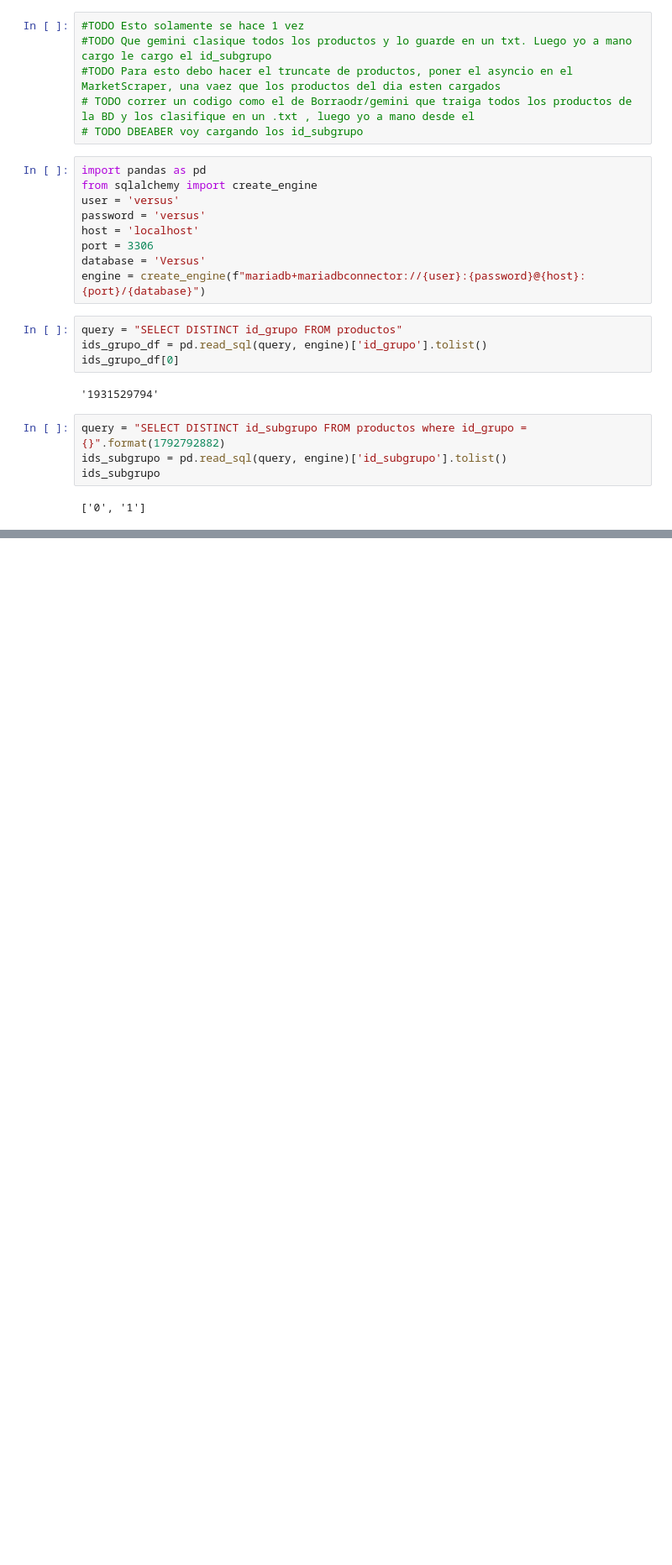
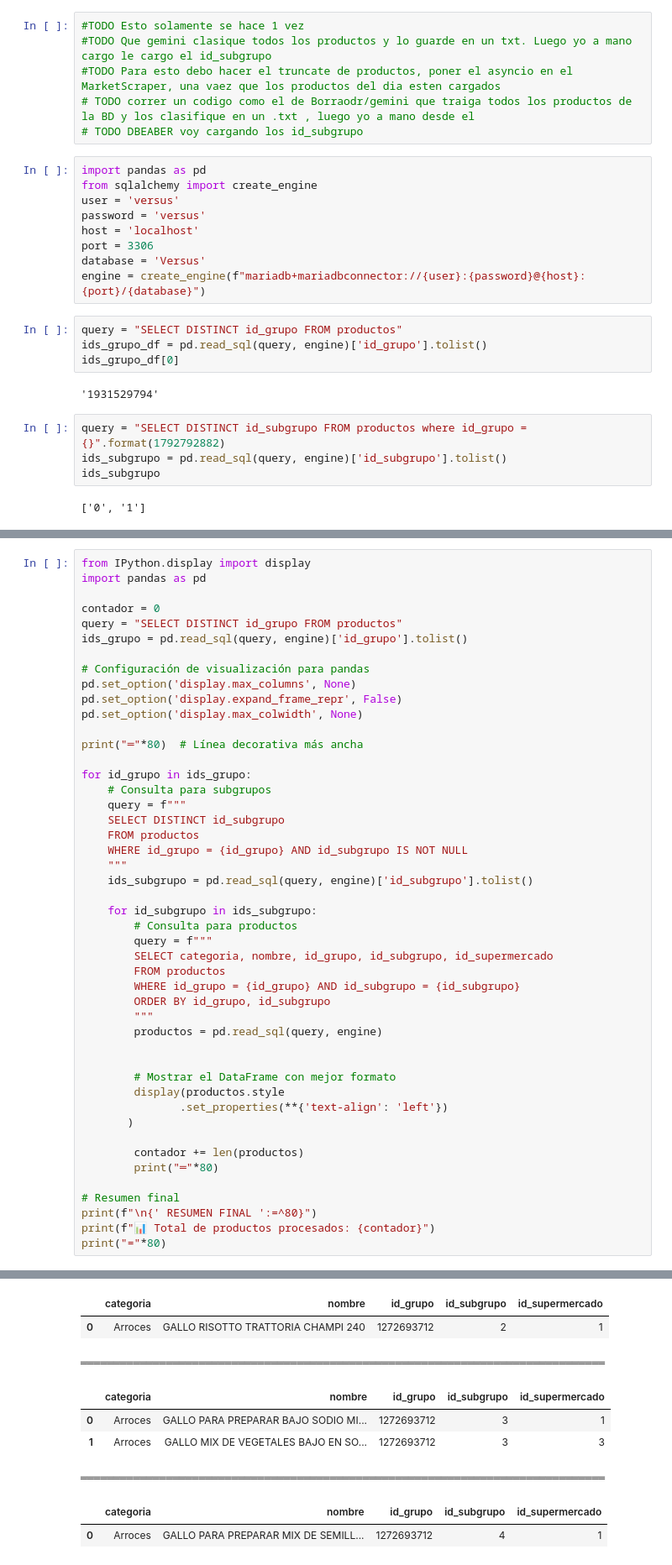
Before and after one commit to martingreyes/TIF-Reyes, a Jupyter notebook: CronJob/Notebooks/prueba_gemini_validation.ipynb, the cells around one changed output, grey strips where cells are left out. Shown at 84% size. Saved outputs shown, nothing was run; the diff lists cells and outputs as text; blank space fills up the shorter version.

```diff
--- a/CronJob/Notebooks/prueba_gemini_validation.ipynb
+++ b/CronJob/Notebooks/prueba_gemini_validation.ipynb
@@ -27,0 +37,48 @@ ids_subgrupo
+# %%
+from IPython.display import display
+import pandas as pd
+
+contador = 0
+query = "SELECT DISTINCT id_grupo FROM productos"
+ids_grupo = pd.read_sql(query, engine)['id_grupo'].tolist()
+
+# Configuración de visualización para pandas
+pd.set_option('display.max_columns', None)
+pd.set_option('display.expand_frame_repr', False)
+pd.set_option('display.max_colwidth', None)
+
+print("═"*80)  # Línea decorativa más ancha
+
+for id_grupo in ids_grupo:
+    # Consulta para subgrupos
+    query = f"""
+    SELECT DISTINCT id_subgrupo
+    FROM productos
+    WHERE id_grupo = {id_grupo} AND id_subgrupo IS NOT NULL
+    """
+    ids_subgrupo = pd.read_sql(query, engine)['id_subgrupo'].tolist()
+
+    for id_subgrupo in ids_subgrupo:
+        # Consulta para productos
+        query = f"""
+        SELECT categoria, nombre, id_grupo, id_subgrupo, id_supermercado
+        FROM productos
+        WHERE id_grupo = {id_grupo} AND id_subgrupo = {id_subgrupo}
+        ORDER BY id_grupo, id_subgrupo
+        """
+        productos = pd.read_sql(query, engine)
+
+
+        # Mostrar el DataFrame con mejor formato
+        display(productos.style
+               .set_properties(**{'text-align': 'left'})
+       )
+
+        contador += len(productos)
+        print("═"*80)
+
+# Resumen final
+print(f"\n{' RESUMEN FINAL ':=^80}")
+print(f"📊 Total de productos procesados: {contador}")
+print("="*80)
+# %% [output]
@@ -27,0 +92,9 @@ ids_subgrupo
+|  | categoria | nombre | id_grupo | id_subgrupo | id_supermercado |
+| 0 | Arroces | GALLO RISOTTO TRATTORIA CHAMPI 240 | 1272693712 | 2 | 1 |
+════════════════════════════════════════════════════════════════════════════════
+|  | categoria | nombre | id_grupo | id_subgrupo | id_supermercado |
+| 0 | Arroces | GALLO PARA PREPARAR BAJO SODIO MI... | 1272693712 | 3 | 1 |
+| 1 | Arroces | GALLO MIX DE VEGETALES BAJO EN SO... | 1272693712 | 3 | 3 |
+════════════════════════════════════════════════════════════════════════════════
+|  | categoria | nombre | id_grupo | id_subgrupo | id_supermercado |
+| 0 | Arroces | GALLO PARA PREPARAR MIX DE SEMILL... | 1272693712 | 4 | 1 |
```
Also changed, not shown: parts of 3 cells of this notebook, 6 other files.
